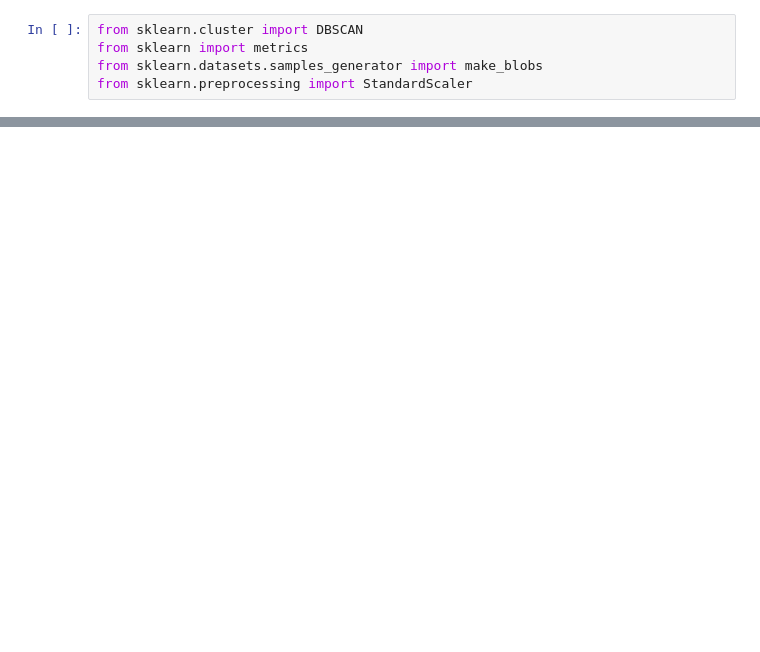
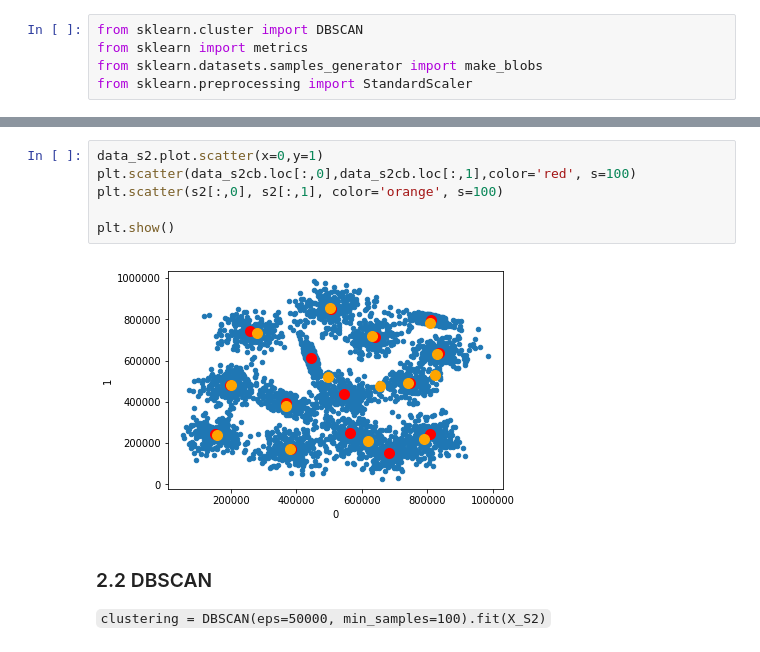
Before and after one commit to ruteee/SOStream, a Jupyter notebook: src/SOStream_and_DBSCAN.ipynb, the cells around one changed output, grey strips where cells are left out. Saved outputs shown, nothing was run; the diff lists cells and outputs as text; blank space fills up the shorter version.

```diff
--- a/src/SOStream_and_DBSCAN.ipynb
+++ b/src/SOStream_and_DBSCAN.ipynb
@@ -292,0 +138,12 @@ plt.show()
+# %%
+data_s2.plot.scatter(x=0,y=1)
+plt.scatter(data_s2cb.loc[:,0],data_s2cb.loc[:,1],color='red', s=100)
+plt.scatter(s2[:,0], s2[:,1], color='orange', s=100)
+
+plt.show()
+# %% [output]
+[figure, added]
+# %% [markdown]
+### 2.2 DBSCAN
+
+`clustering = DBSCAN(eps=50000, min_samples=100).fit(X_S2)`
```
Also changed, not shown: parts of 51 cells of this notebook.
